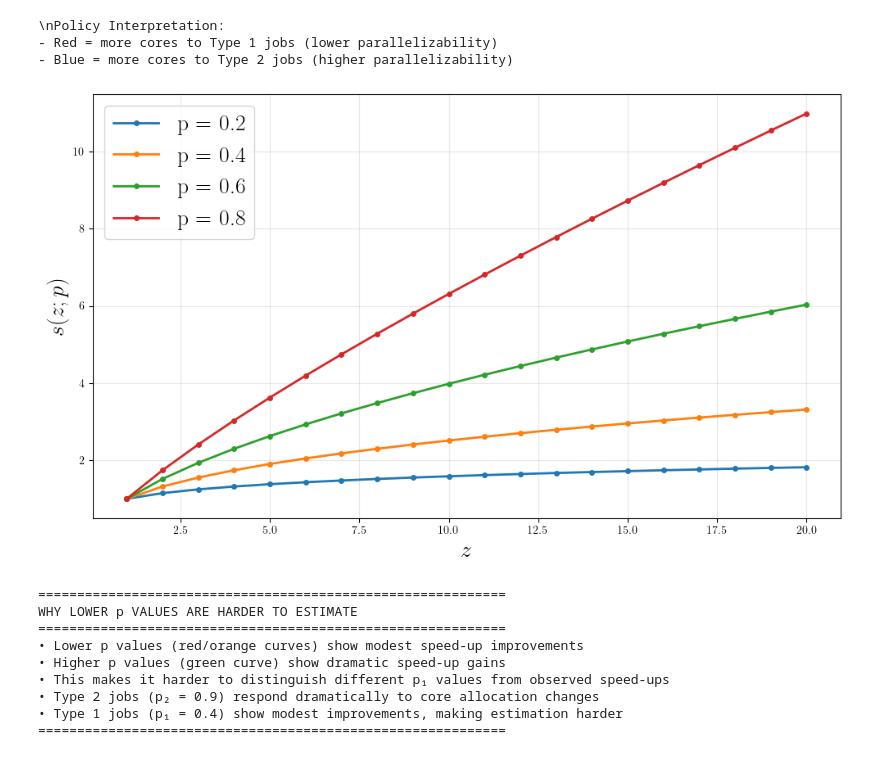
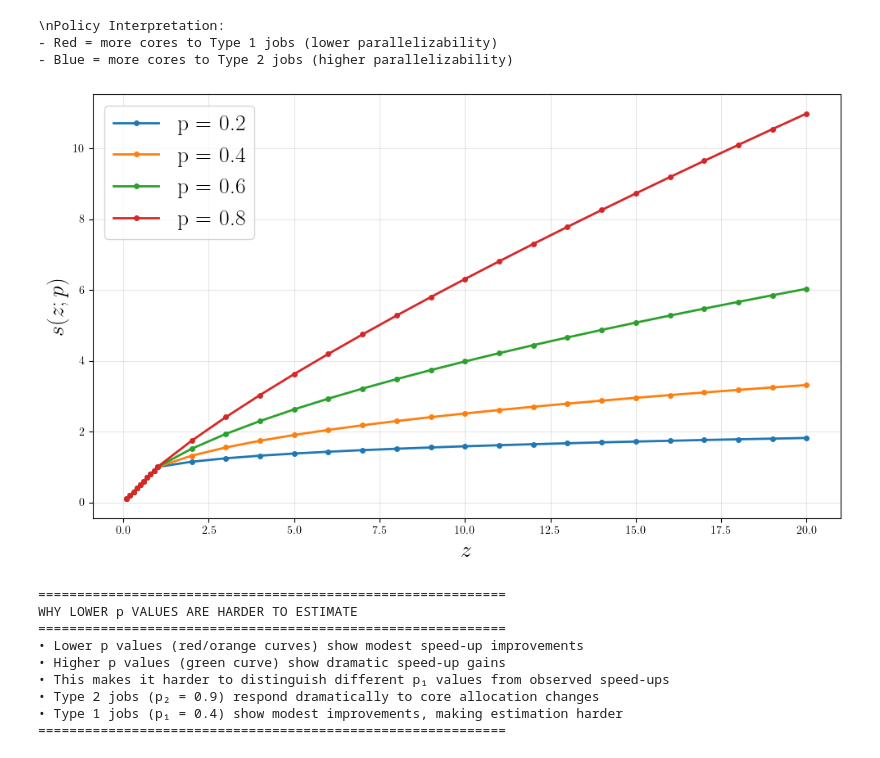
Before and after one commit to ShreehariBodas/PhD-project-4, a Jupyter notebook: algorithm_2.ipynb, the cells around one changed output. Saved outputs shown, nothing was run; the diff lists cells and outputs as text; code cells hidden in the pictures.

```diff
--- a/algorithm_2.ipynb
+++ b/algorithm_2.ipynb
@@ -351,10 +351,16 @@ if len(policies_history) >= 2:
 # Speed-up sensitivity to core allocation changes - why lower p values are harder to estimate
 
 def speed_up_1(p, n_cores):
-    return 1/(1 - p*(1 - 1/max(1, n_cores)))
+    if n_cores >= 1:
+        return 1/(1 - p*(1 - 1/n_cores))
+    else:
+        return n_cores
 
 def speed_up_2(p, n_cores):
-    return np.power(max(n_cores, 1), p)
+    if n_cores >= 1:
+        return np.power(max(n_cores, 1), p)
+    else:
+        return n_cores
 
 # Enable LaTeX rendering
 plt.rcParams['text.usetex'] = True
@@ -362,35 +368,36 @@ plt.rcParams['font.family'] = 'serif'
 
 fig, ax = plt.subplots(1, 1, figsize=(10, 6))
 
 # Speed-up sensitivity to core allocation changes
-cores_range = np.arange(1, 21)
+# Include z < 1 so the shared processor-sharing branch s(z) = z is visible
+cores_range = np.concatenate([np.linspace(0.1, 1, 10), np.arange(2, 21)])
 p_values = [0.2, 0.4, 0.6, 0.8]
 
 for p in p_values:
     speed_ups = [speed_up_2(p, c) for c in cores_range]
     ax.plot(cores_range, speed_ups, 'o-', label=f'p = {p}', linewidth=2, markersize=4)
 
 ax.set_xlabel(r'$z$', fontsize=20)
 ax.set_ylabel(r'$s(z;p)$', fontsize=20)
 # ax.set_title('Speed-up vs Number of Cores for Different p Values', fontsize=14)
 ax.legend(fontsize=20)
 ax.grid(True, alpha=0.3)
 
 plt.tight_layout()
 plt.savefig('speed_up_sensitivity.png', dpi=300)
 plt.show()
 
 print("\n" + "="*60)
 print("WHY LOWER p VALUES ARE HARDER TO ESTIMATE")
 print("="*60)
 print("• Lower p values (red/orange curves) show modest speed-up improvements")
 print("• Higher p values (green curve) show dramatic speed-up gains")
 print("• This makes it harder to distinguish different p₁ values from observed speed-ups")
 print("• Type 2 jobs (p₂ = 0.9) respond dramatically to core allocation changes")
 print("• Type 1 jobs (p₁ = 0.4) show modest improvements, making estimation harder")
 print("="*60)
 # %% [output]
-[figure, old version]
+[figure, new version]
 ============================================================
 WHY LOWER p VALUES ARE HARDER TO ESTIMATE
 ============================================================
```
Also changed, not shown: 5 other files.
